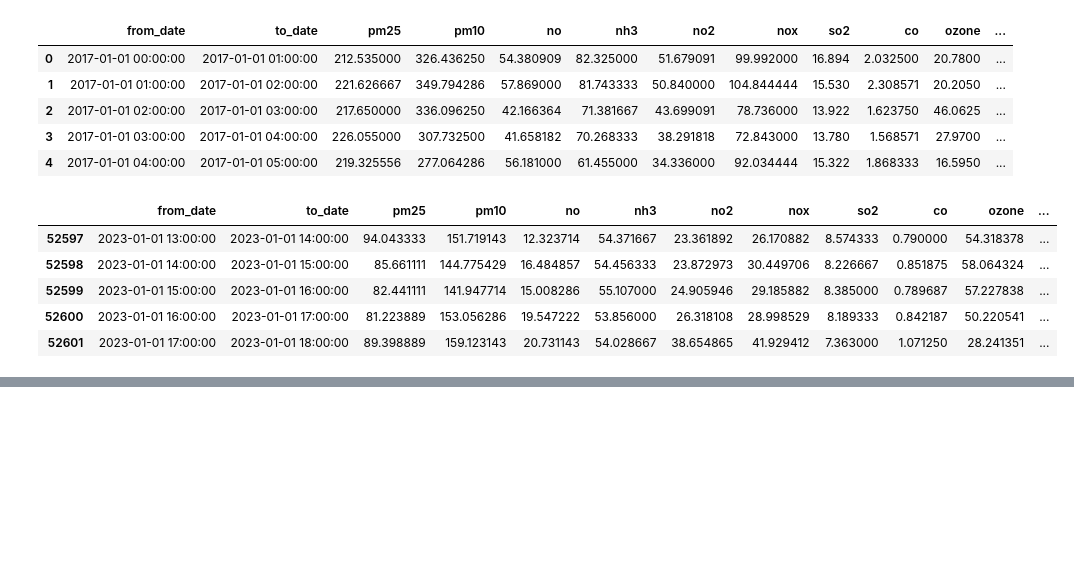
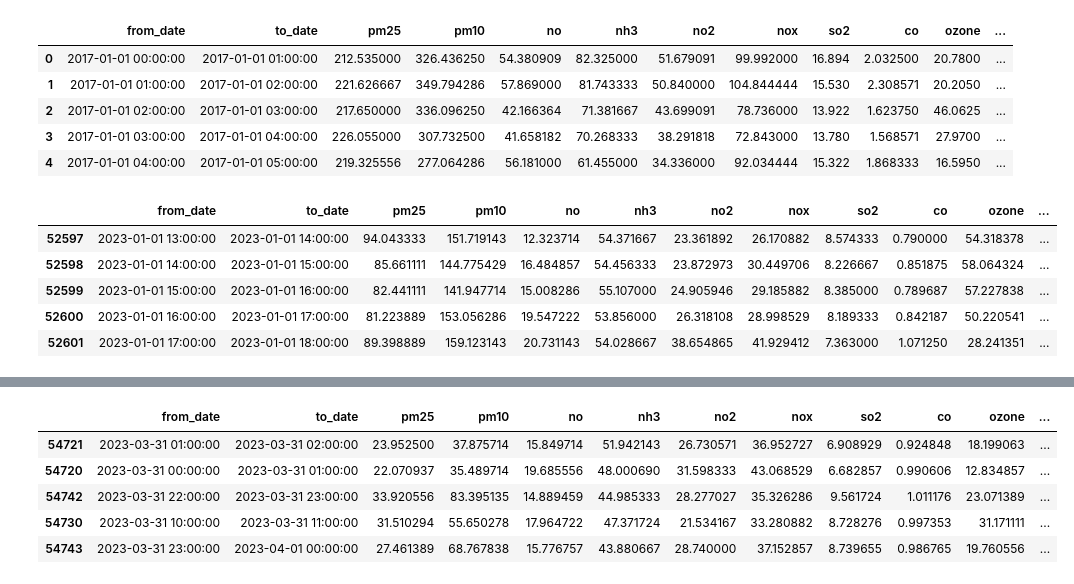
Before and after one commit to snigdhaz/Air_Pollution_Prediction_Final, a Jupyter notebook: Pre_processing/split_data.ipynb, the cells around one changed output, grey strips where cells are left out. Saved outputs shown, nothing was run; the diff lists cells and outputs as text; code cells hidden in the pictures; blank space fills up the shorter version.

Commit message:
Code for data preporcessing added

```diff
--- a/Pre_processing/split_data.ipynb
+++ b/Pre_processing/split_data.ipynb
@@ -148,3 +148,5 @@ train_data.tail()
 # %%
 train_data.to_csv('Delhi_train_data_2017_no2.csv')
 test_data.to_csv('Delhi_test_data_2017_no2.csv')
+# %%
+test_data  = df_new[df_new["Date"] >= "2023-01-01"].copy()
@@ -150,0 +160,9 @@ test_data.to_csv('Delhi_test_data_2017_no2.csv')
+# %%
+test_data.tail()
+# %% [output]
+|  | from_date | to_date | pm25 | pm10 | no | nh3 | no2 | nox | so2 | co | ozone | ... |
+| 54721 | 2023-03-31 01:00:00 | 2023-03-31 02:00:00 | 23.952500 | 37.875714 | 15.849714 | 51.942143 | 26.730571 | 36.952727 | 6.908929 | 0.924848 | 18.199063 | ... |
+| 54720 | 2023-03-31 00:00:00 | 2023-03-31 01:00:00 | 22.070937 | 35.489714 | 19.685556 | 48.000690 | 31.598333 | 43.068529 | 6.682857 | 0.990606 | 12.834857 | ... |
+| 54742 | 2023-03-31 22:00:00 | 2023-03-31 23:00:00 | 33.920556 | 83.395135 | 14.889459 | 44.985333 | 28.277027 | 35.326286 | 9.561724 | 1.011176 | 23.071389 | ... |
+| 54730 | 2023-03-31 10:00:00 | 2023-03-31 11:00:00 | 31.510294 | 55.650278 | 17.964722 | 47.371724 | 21.534167 | 33.280882 | 8.728276 | 0.997353 | 31.171111 | ... |
+| 54743 | 2023-03-31 23:00:00 | 2023-04-01 00:00:00 | 27.461389 | 68.767838 | 15.776757 | 43.880667 | 28.740000 | 37.152857 | 8.739655 | 0.986765 | 19.760556 | ... |
```
Also changed, not shown: parts of 10 cells of this notebook, 6 other files.
